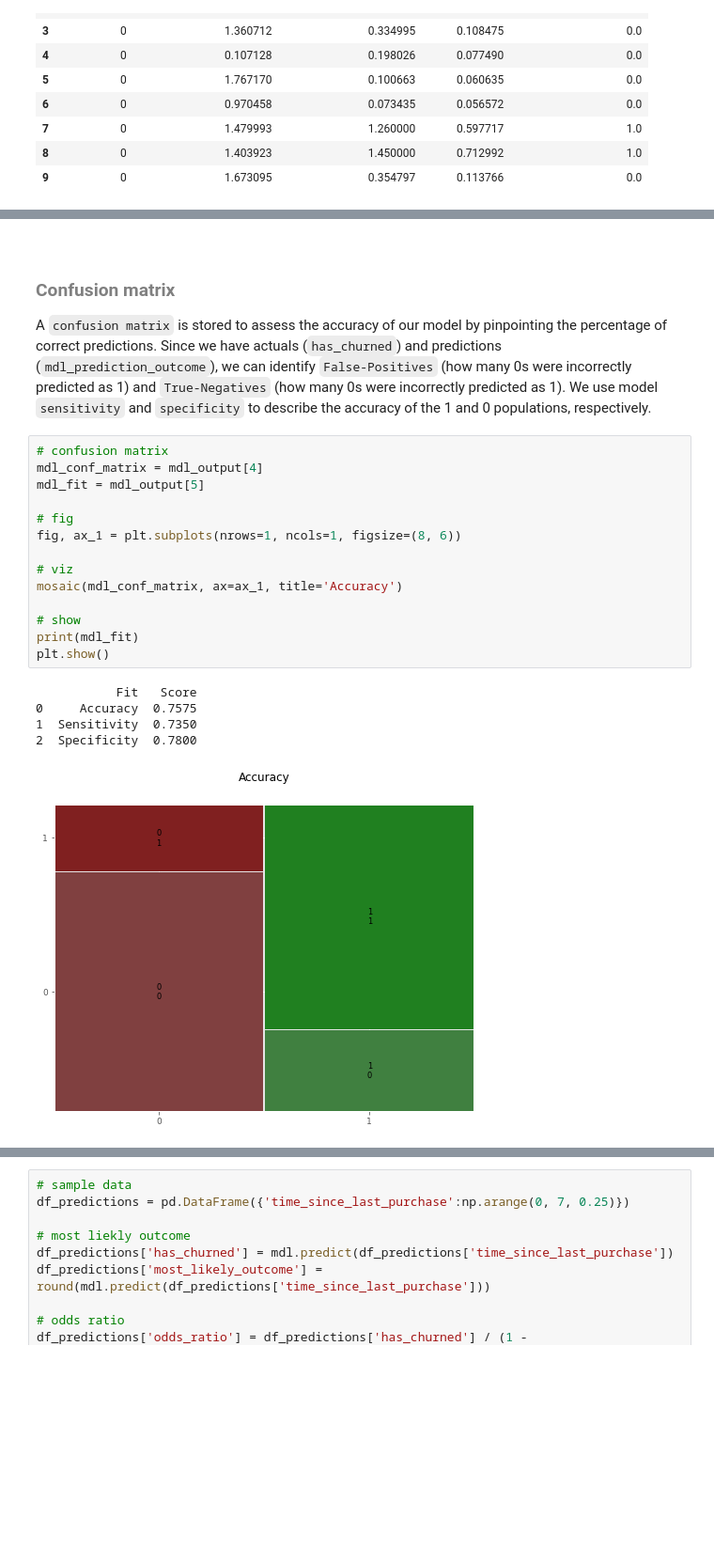
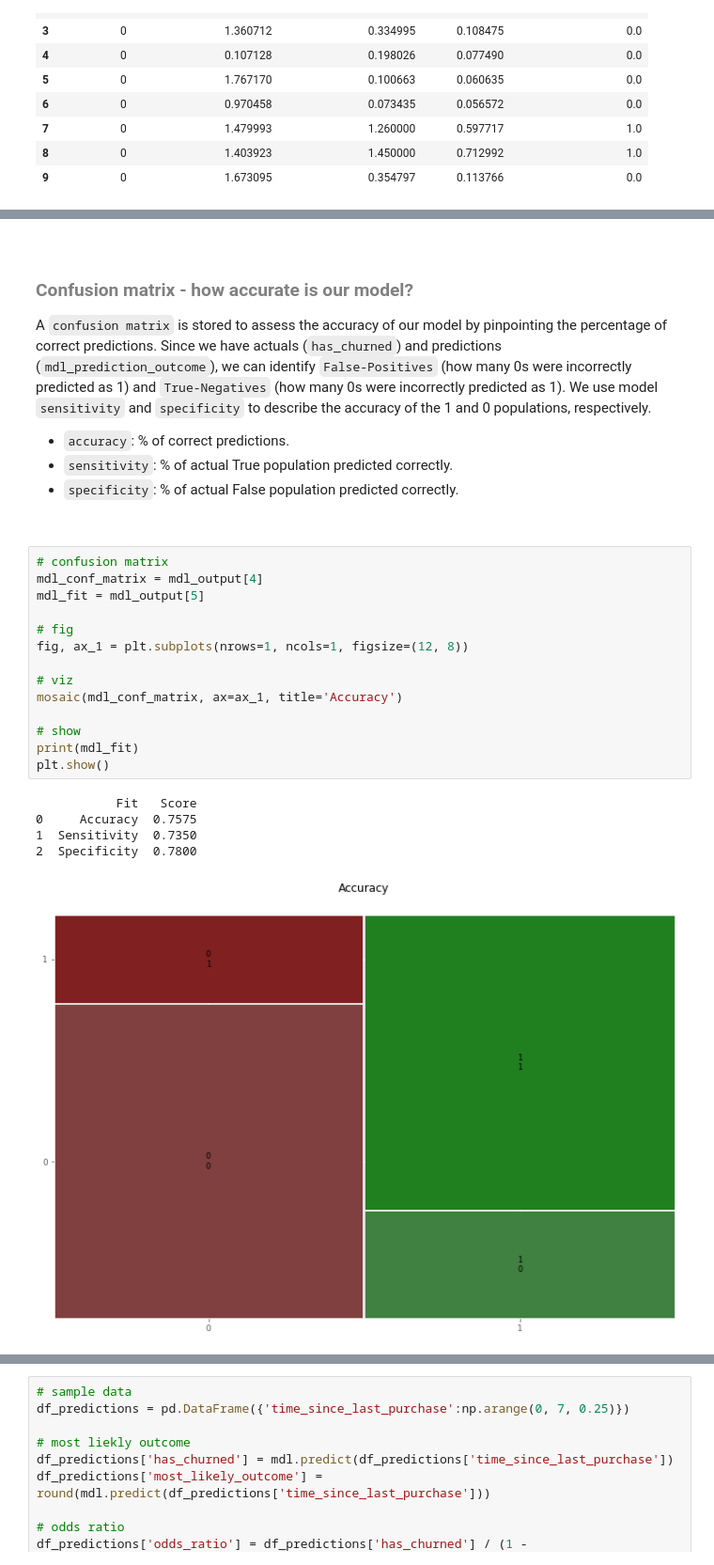
Before and after one commit to martin-mallon/Analysing-churn-using-logistic-regression-in-Python, a Jupyter notebook: Churn/Churn_analysis.ipynb, the cells around one changed output, grey strips where cells are left out. Shown: that part at 94% size. Cells and saved outputs as stored; diff of their text form; blank space fills up the shorter version.

```diff
--- a/Churn/Churn_analysis.ipynb
+++ b/Churn/Churn_analysis.ipynb
@@ -240,27 +264,35 @@ plt.show()
 # %% [markdown]
 <br>
 
-<h3><font color='grey'>Confusion matrix</font></h3>
+<h3><font color='grey'>Confusion matrix - how accurate is our model?</font></h3>
 
 <p>A <code>confusion matrix</code> is stored to assess the accuracy of our model by pinpointing the percentage of correct predictions. Since we have actuals (<code>has_churned</code>) and predictions (<code>mdl_prediction_outcome</code>), we can identify <code>False-Positives</code> (how many 0s were incorrectly predicted as 1) and <code>True-Negatives</code> (how many 0s were incorrectly predicted as 1). We use model <code>sensitivity</code> and <code>specificity</code> to describe the accuracy of the 1 and 0 populations, respectively.</p>
+
+<ul>
+    <li><code>accuracy</code>: % of correct predictions.</li>
+    <li><code>sensitivity</code>: % of actual True population predicted correctly.</li>
+    <li><code>specificity</code>: % of actual False population predicted correctly.</li>
+</ul>
+
+<br>
 # %%
 # confusion matrix
 mdl_conf_matrix = mdl_output[4]
 mdl_fit = mdl_output[5]
 
 # fig
-fig, ax_1 = plt.subplots(nrows=1, ncols=1, figsize=(8, 6))
+fig, ax_1 = plt.subplots(nrows=1, ncols=1, figsize=(12, 8))
 
 # viz
 mosaic(mdl_conf_matrix, ax=ax_1, title='Accuracy')
 
 # show
 print(mdl_fit)
 plt.show()
 # %% [output]
            Fit   Score
 0     Accuracy  0.7575
 1  Sensitivity  0.7350
 2  Specificity  0.7800
-[figure, old version]
+[figure, new version]
 # %% [markdown]
```
Also changed, not shown: parts of 29 cells of this notebook, 1 other file.
